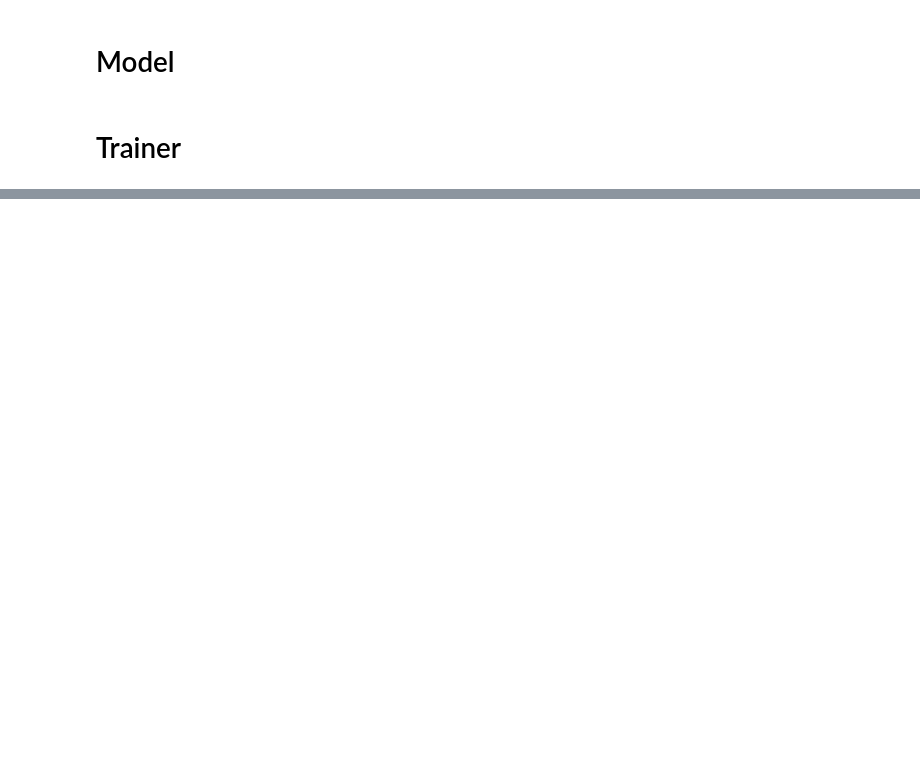
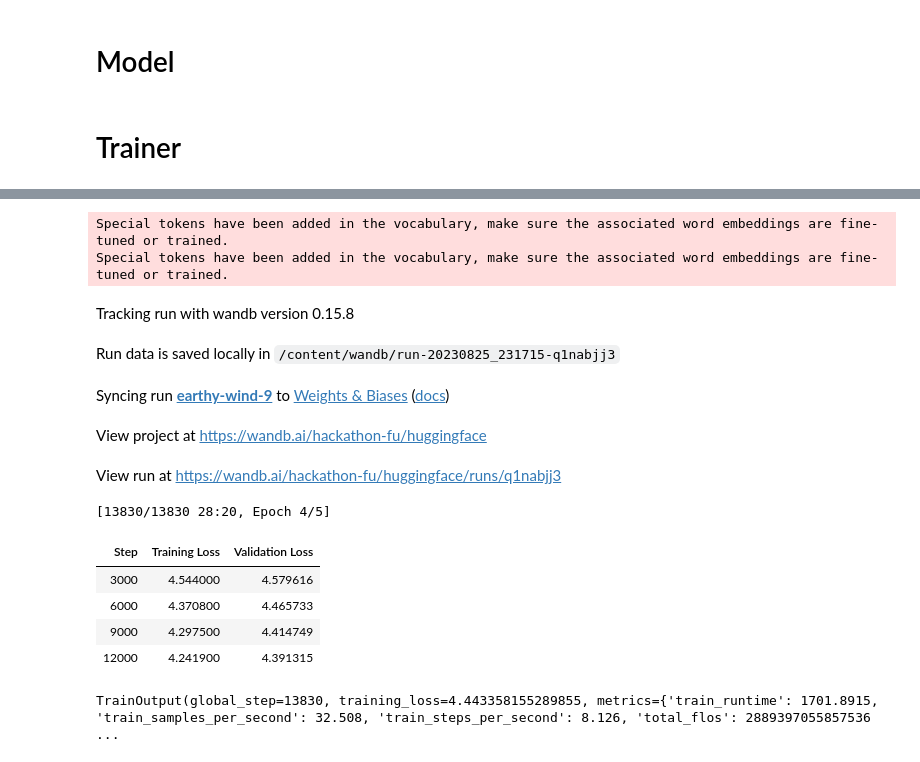
Before and after one commit to white-r0se/sirius-test-nlp, a Jupyter notebook: notebooks/ruDialoGPT_finetune.ipynb, the cells around one changed output, grey strips where cells are left out. Saved outputs shown, nothing was run; the diff lists cells and outputs as text; code cells hidden in the pictures; blank space fills up the shorter version.

```diff
--- a/notebooks/ruDialoGPT_finetune.ipynb
+++ b/notebooks/ruDialoGPT_finetune.ipynb
@@ -307,0 +317,3 @@ torch.save(model, 'finetuned_model_50ep_1e4.pth')
+# %%
+tokenizer = AutoTokenizer.from_pretrained('tinkoff-ai/ruDialoGPT-small', padding_side='left')
+model = AutoModelForCausalLM.from_pretrained('tinkoff-ai/ruDialoGPT-small')
@@ -307,0 +343,26 @@ torch.save(model, 'finetuned_model_50ep_1e4.pth')
+# %%
+from transformers import DataCollatorForLanguageModeling
+
+data_collator = DataCollatorForLanguageModeling(
+    tokenizer=tokenizer,
+    mlm=False  # Since you're doing regular language modeling, set mlm=False
+)
+# %%
+from transformers import TrainingArguments
+
+training_args = TrainingArguments(
+    optim="adamw_torch",
+    output_dir="./output",
+    report_to ="wandb",
+    evaluation_strategy='steps',
+    eval_steps=3000,
+    overwrite_output_dir=True,
+    gradient_accumulation_steps=2,
+    num_train_epochs=5,
+    per_device_train_batch_size=2,
+    per_device_eval_batch_size=1,
+    save_steps=500,
+    logging_steps=100,
+    fp16=True,
+    prediction_loss_only=True
+)
@@ -307,0 +388,34 @@ torch.save(model, 'finetuned_model_50ep_1e4.pth')
+# %%
+from transformers import Trainer
+
+conversation_data_module = ConversationDataModule(data_filled, cfg)
+conversation_data_module.setup()
+# %% [output]
+Special tokens have been added in the vocabulary, make sure the associated word embeddings are fine-tuned or trained.
+Special tokens have been added in the vocabulary, make sure the associated word embeddings are fine-tuned or trained.
+# %%
+model = model.to(cfg.device)
+
+trainer = Trainer(
+    model=model,
+    args=training_args,
+    data_collator=data_collator,
+    train_dataset=conversation_data_module.train_dataset,
+    eval_dataset=conversation_data_module.val_dataset,
+    # compute_metrics=compute_perplexity,
+)
+# %%
+trainer.train()
+# %% [output]
+Tracking run with wandb version 0.15.8
+Run data is saved locally in /content/wandb/run-20230825_231715-q1nabjj3
+Syncing run earthy-wind-9 to Weights & Biases (docs)
+View project at https://wandb.ai/hackathon-fu/huggingface
+View run at https://wandb.ai/hackathon-fu/huggingface/runs/q1nabjj3
+[13830/13830 28:20, Epoch 4/5]
+| Step | Training Loss | Validation Loss |
+| 3000 | 4.544000 | 4.579616 |
+| 6000 | 4.370800 | 4.465733 |
+| 9000 | 4.297500 | 4.414749 |
+| 12000 | 4.241900 | 4.391315 |
+TrainOutput(global_step=13830, training_loss=4.443358155289855, metrics={'train_runtime': 1701.8915, 'train_samples_per_second': 32.508, 'train_steps_per_second': 8.126, 'total_flos': 2889397055857536 ...
```
Also changed, not shown: parts of 30 cells of this notebook, 13 other files.
